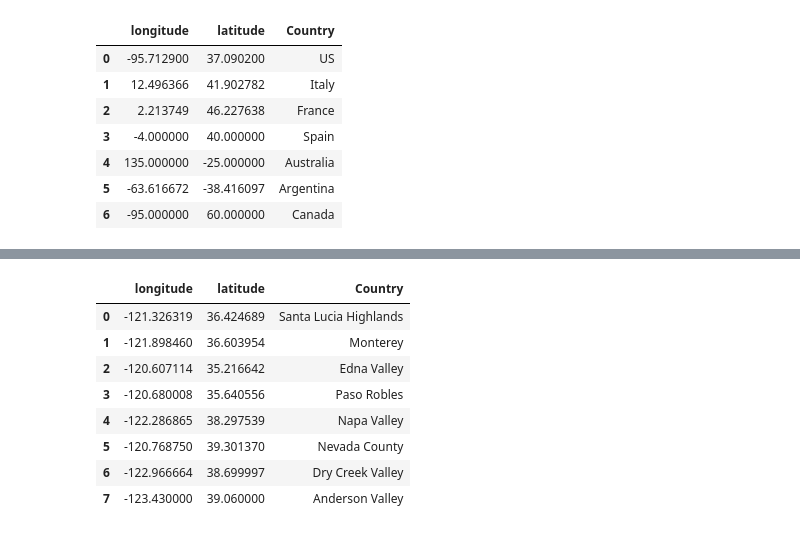
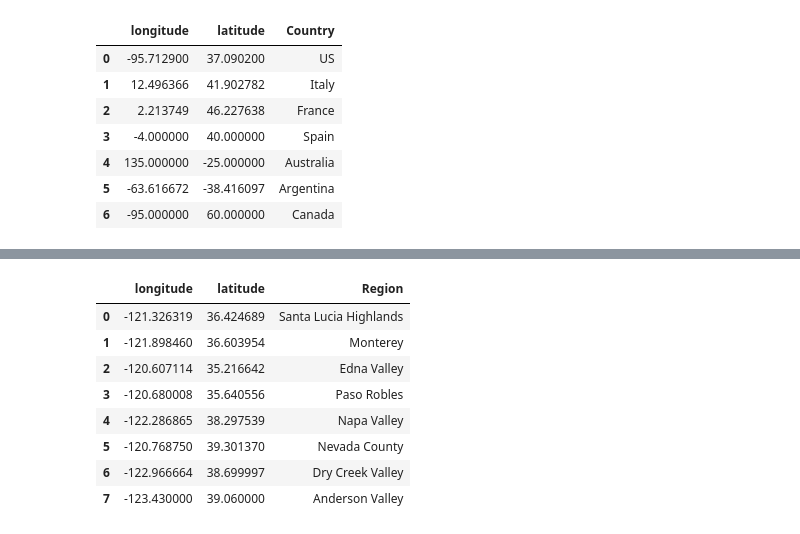
Before and after one commit to carojasp12/Sip-by-Sip, a Jupyter notebook: Code/Sip-by-Sip.ipynb, the cells around one changed output, grey strips where cells are left out. Saved outputs shown, nothing was run; the diff lists cells and outputs as text; code cells hidden in the pictures.

```diff
--- a/Code/Sip-by-Sip.ipynb
+++ b/Code/Sip-by-Sip.ipynb
@@ -201,15 +201,15 @@ top_ten_regions.head(10)
 # %%
 #create coordinates df
 region_coordinates = {'longitude': [-121.326319, -121.898460,-120.6071139,-120.680008,-122.286865,-120.76875000,-122.966664,-123.43],
                 'latitude': [36.424689, 36.603954,35.2166418,35.640556,38.297539,39.30137000, 38.699997,39.06 ],
-               'Country': ['Santa Lucia Highlands', 'Monterey', 'Edna Valley', 'Paso Robles', 'Napa Valley',
+               'Region': ['Santa Lucia Highlands', 'Monterey', 'Edna Valley', 'Paso Robles', 'Napa Valley',
                            'Nevada County', 'Dry Creek Valley', 'Anderson Valley']}
 
 region_coordinates_df= pd.DataFrame(region_coordinates)
 
 region_coordinates_df
 # %% [output]
-|  | longitude | latitude | Country |
+|  | longitude | latitude | Region |
 | 0 | -121.326319 | 36.424689 | Santa Lucia Highlands |
 | 1 | -121.898460 | 36.603954 | Monterey |
 | 2 | -120.607114 | 35.216642 | Edna Valley |
```
Also changed, not shown: parts of 3 cells of this notebook.
